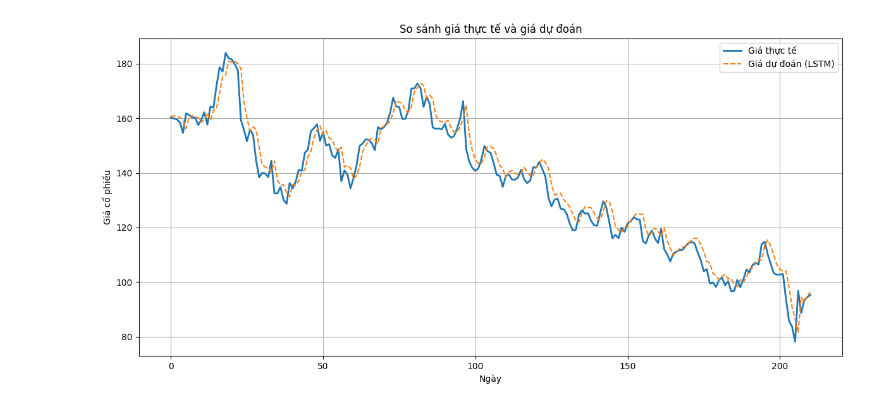
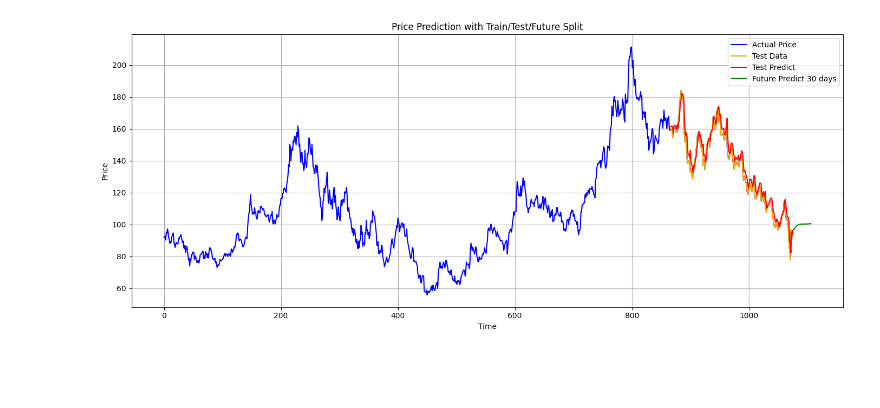
Before and after one commit to tuananhnguyen2004/IS403.P23_Nhom3, a Jupyter notebook: Model/LSTM/LSTM_amd.ipynb, the cells around one changed output. Cells and saved outputs as stored; diff of their text form; code cells hidden in the pictures; blank space fills up the shorter version.

```diff
--- a/Model/LSTM/LSTM_amd.ipynb
+++ b/Model/LSTM/LSTM_amd.ipynb
@@ -31,18 +31,17 @@ df["Change %"] = df["Change %"].str.replace('%', '').astype(float)
 features = ['Price', 'Open', 'High', 'Low', 'Vol.', 'Change %']
 df = df[features].dropna()
 
-# Chuẩn hóa tất cả đặc trưng
+# Chuẩn hóa
 scaler = MinMaxScaler()
 data_scaled = scaler.fit_transform(df)
 
 # Tạo chuỗi thời gian
 window_size = 30
-
 def create_sequences(data, window):
     X, y = [], []
     for i in range(window, len(data)):
         X.append(data[i - window:i])
-        y.append(data[i, 0])  # 'Price' là cột đầu tiên
+        y.append(data[i, 0])  # Price
     return np.array(X), np.array(y)
 
 X_all, y_all = create_sequences(data_scaled, window_size)
@@ -59,12 +58,12 @@ y_val = y_all[train_size:train_size + val_size]
 X_test = X_all[train_size + val_size:]
 y_test = y_all[train_size + val_size:]
 
-# Xây dựng mô hình
+# Mô hình
 model = Sequential([
     Input(shape=(window_size, X_train.shape[2])),
-    LSTM(128, return_sequences=True, activation='tanh'),
+    LSTM(100, return_sequences=True, activation='tanh'),
     Dropout(0.2),
-    LSTM(64, activation='tanh'),
+    LSTM(50, activation='tanh'),
     Dense(1)
 ])
 model.compile(optimizer='adam', loss='mse')
@@ -74,36 +73,14 @@ early_stop = EarlyStopping(monitor='val_loss', patience=10, restore_best_weights
 model.fit(X_train, y_train, epochs=200, batch_size=16,
           validation_data=(X_val, y_val), callbacks=[early_stop], verbose=1)
 
-# Dự đoán
+# Dự đoán trên tập test
 y_pred_scaled = model.predict(X_test)
-# Chỉ nghịch biến Price, nên cần scaler riêng
 price_scaler = MinMaxScaler()
 price_scaler.min_, price_scaler.scale_ = scaler.min_[0], scaler.scale_[0]
 y_pred = price_scaler.inverse_transform(y_pred_scaled)
 y_true = price_scaler.inverse_transform(y_test.reshape(-1, 1))
 
-# Vẽ kết quả
-plt.figure(figsize=(12, 6))
-plt.plot(y_true, label='Giá thực tế', linewidth=2)
-plt.plot(y_pred, label='Giá dự đoán (LSTM)', linestyle='--')
-plt.title('So sánh giá thực tế và giá dự đoán')
-plt.xlabel('Ngày')
-plt.ylabel('Giá cổ phiếu')
-plt.legend()
-plt.grid(True)
-plt.tight_layout()
-plt.show()
-
-# Đánh giá
-mae = mean_absolute_error(y_true, y_pred)
-rmse = np.sqrt(mean_squared_error(y_true, y_pred))
-mape = mean_absolute_percentage_error(y_true, y_pred)
-
-print(f"MAE  (Mean Absolute Error): {mae:.4f}")
-print(f"RMSE (Root Mean Squared Error): {rmse:.4f}")
-print(f"MAPE (Mean Absolute Percentage Error): {mape * 100:.2f}%")
-
-# Dự đoán 30 ngày tiếp theo
+# Dự đoán tương lai 30 ngày
 n_future_days = 30
 last_sequence = X_test[-1:]
 
@@ -111,28 +88,50 @@ predictions = []
 for _ in range(n_future_days):
     pred_scaled = model.predict(last_sequence)
     predictions.append(pred_scaled[0, 0])
-    # Cập nhật sequence
     next_input = last_sequence.copy()
     next_input = np.roll(next_input, -1, axis=1)
-    # Giá trị mới có tất cả feature, nhưng ta chỉ biết Price dự đoán => giả định các đặc trưng khác không đổi
     next_input[0, -1, :] = last_sequence[0, -1, :]
     next_input[0, -1, 0] = pred_scaled[0, 0]
     last_sequence = next_input
 
-# Inverse transform chỉ cho giá
 future_predictions = price_scaler.inverse_transform(np.array(predictions).reshape(-1, 1))
 
-# Tạo mảng thời gian tương lai
-last_date = df.index[-1]
-future_dates = [df.index[-1] + i for i in range(1, n_future_days + 1)]
+# Chuẩn bị vẽ biểu đồ đầy đủ
+prices = df['Price'].values.reshape(-1, 1)
+prices_inverse = price_scaler.inverse_transform(scaler.transform(df)[:, 0].reshape(-1, 1))
 
-# Vẽ
-plt.figure(figsize=(12, 6))
-plt.plot(df.index, df['Price'], label='Giá thực tế', linewidth=2)
-plt.plot(future_dates, future_predictions, label='Dự đoán 30 ngày tiếp theo', linestyle='--', color='red')
-plt.title('Dự đoán giá cổ phiếu 30 ngày tiếp theo')
-plt.xlabel('Ngày')
-plt.ylabel('Giá cổ phiếu')
+train_idx = range(window_size, window_size + len(y_train))
+val_idx = range(train_idx.stop, train_idx.stop + len(y_val))
+test_idx = range(val_idx.stop, val_idx.stop + len(y_test))
+future_idx = range(test_idx.stop, test_idx.stop + n_future_days)
+
+# Test predict
+test_predict_full = np.empty_like(prices_inverse)
+test_predict_full[:] = np.nan
+test_predict_full[test_idx] = y_pred
+
+# Future predict
+future_predict_full = np.empty_like(prices_inverse)
+future_predict_full[:] = np.nan
+future_predict_full = np.vstack([
+    future_predict_full,
+    np.full((n_future_days, 1), np.nan)
+])
+future_predict_full[future_idx] = future_predictions.reshape(-1, 1)
+
+# Actual giá kéo dài để khớp chiều dài
+actual_extended = np.vstack([prices_inverse, np.full((n_future_days, 1), np.nan)])
+
+# Vẽ biểu đồ
+plt.figure(figsize=(14, 6))
+plt.plot(actual_extended, label='Actual Price', color='blue')
+plt.plot(test_idx, prices_inverse[test_idx], label='Test Data', color='orange')
+plt.plot(test_predict_full, label='Test Predict', color='red')
+plt.plot(future_predict_full, label='Future Predict 30 days', color='green')
+
+plt.title("Price Prediction with Train/Test/Future Split")
+plt.xlabel("Time")
+plt.ylabel("Price")
 plt.legend()
 plt.grid(True)
 plt.tight_layout()
@@ -158 +157 @@ Epoch 29/200
-[figure, old version]
+[figure, new version]
```
Also changed, not shown: parts of 1 cell of this notebook, 1 other file.
